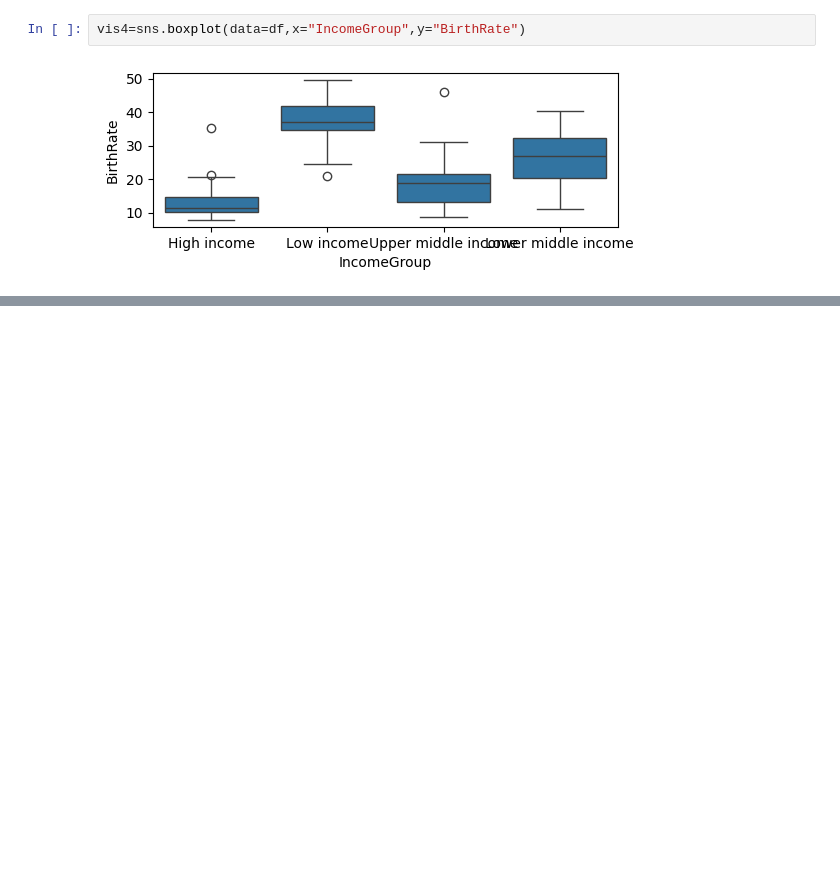
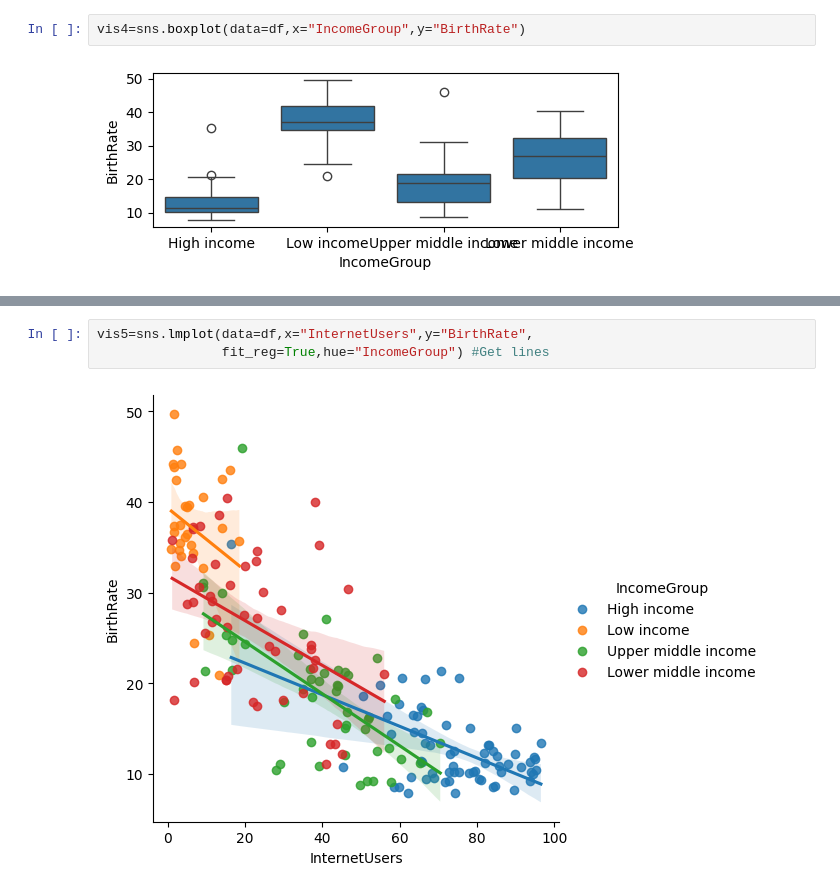
Before and after one commit to aditya051994/6-month-AI-Roadmap_2025, a Jupyter notebook: 5. Daily Session/Day-17_Pandas_Seaborn.ipynb, the cells around one changed output, grey strips where cells are left out. Saved outputs shown, nothing was run; the diff lists cells and outputs as text; blank space fills up the shorter version.

```diff
--- a/5. Daily Session/Day-17_Pandas_Seaborn.ipynb
+++ b/5. Daily Session/Day-17_Pandas_Seaborn.ipynb
@@ -279,0 +285,5 @@ vis4=sns.boxplot(data=df,x="IncomeGroup",y="BirthRate")
+# %%
+vis5=sns.lmplot(data=df,x="InternetUsers",y="BirthRate",
+                fit_reg=True,hue="IncomeGroup") #Get lines
+# %% [output]
+[figure, added]
```
Also changed, not shown: parts of 1 cell of this notebook.
